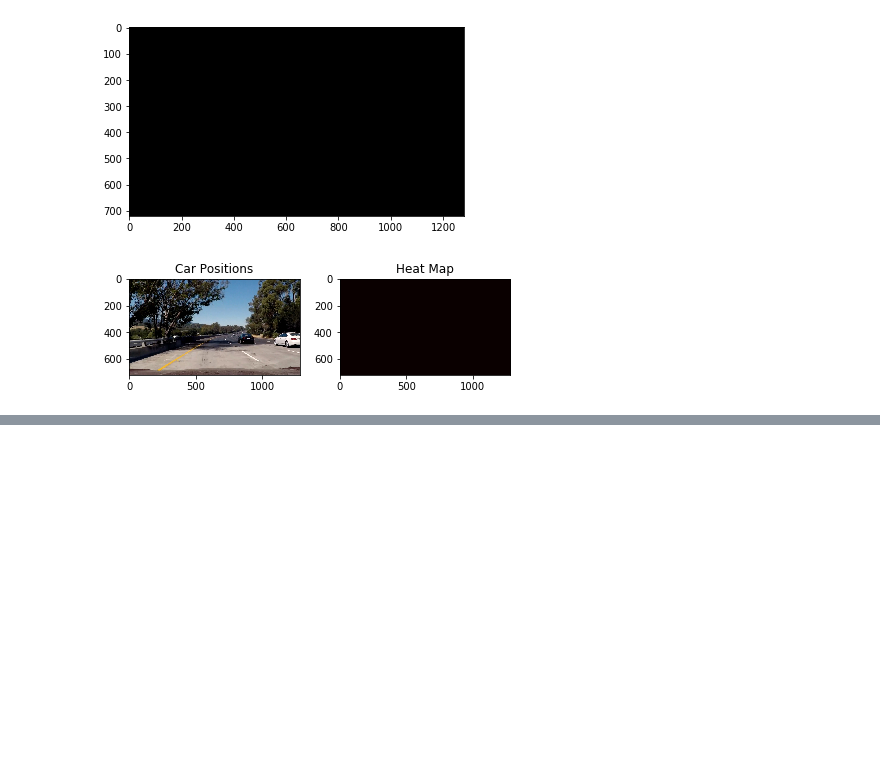
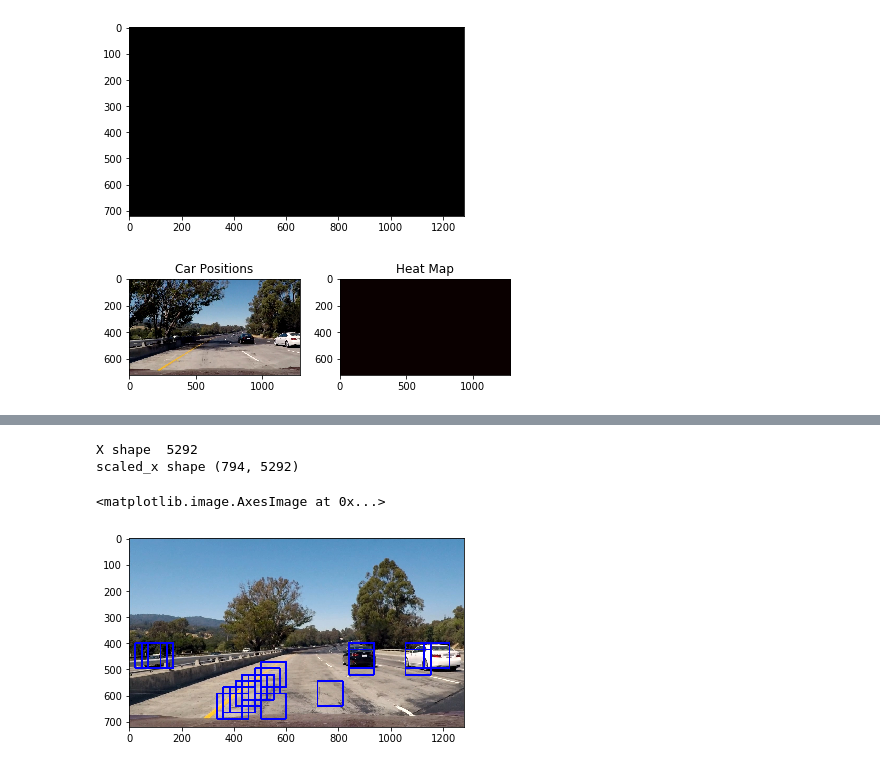
Before and after one commit to juanlvo/CarND-Vehicle-Detection, a Jupyter notebook: detection_cars_on_images.ipynb, the cells around one changed output, grey strips where cells are left out. Saved outputs shown, nothing was run; the diff lists cells and outputs as text; code cells hidden in the pictures; blank space fills up the shorter version.

```diff
--- a/detection_cars_on_images.ipynb
+++ b/detection_cars_on_images.ipynb
@@ -1007,0 +891,64 @@ ValueError: operands could not be broadcast together with shapes (1,5292) (5868,
+# %%
+from lesson_functions import *
+
+### TODO: Tweak these parameters and see how the results change.
+colorspace = 'RGB' # Can be RGB, HSV, LUV, HLS, YUV, YCrCb
+hog_channel = 'ALL' # Can be 0, 1, 2, or "ALL"
+orient = 9
+pix_per_cell = 8
+cell_per_block = 2
+spatial_size = (32, 32)
+hist_bins = 32
+ystart = 400
+ystop = 750
+scale = 1.5
+
+# Reduce the sample size because HOG features are slow to compute
+# The quiz evaluator times out after 13s of CPU time
+sample_size = 400
+cars = cars[0:sample_size]
+notcars = notcars[0:sample_size]
+
+car_features = extract_features(cars, cspace=colorspace, orient=orient,
+                        pix_per_cell=pix_per_cell, cell_per_block=cell_per_block,
+                        hog_channel=hog_channel)
+notcar_features = extract_features(notcars, cspace=colorspace, orient=orient,
+                        pix_per_cell=pix_per_cell, cell_per_block=cell_per_block,
+                        hog_channel=hog_channel)
+
+# Create an array stack of feature vectors
+X = np.vstack((car_features, notcar_features)).astype(np.float64)
+
+# Fit a per-column scaler
+X_scaler = StandardScaler(copy=True, with_mean=True, with_std=True).fit(X)
+
+scaled_X = X_scaler.transform(X)
+
+print('X shape ', X.shape[1])
+
+
+# Define the labels vector
+y = np.hstack((np.ones(len(car_features)), np.zeros(len(notcar_features))))
+
+print('scaled_x shape', scaled_X.shape)
+
+# Split up data into randomized training and test sets
+
+rand_state = np.random.randint(0, 100)
+X_train, X_test, y_train, y_test = train_test_split(
+    scaled_X, y, test_size=0.2, random_state=rand_state)
+
+svc = LinearSVC(C=1.0, class_weight=None, dual=True, fit_intercept=True,
+     intercept_scaling=1, loss='squared_hinge', max_iter=1000,
+     multi_class='ovr', penalty='l2', random_state=None, tol=0.0001,
+     verbose=0)
+
+svc.fit(X_train, y_train)
+
+
+img = mpimg.imread('test_images/test1.jpg')
+
+out_img = find_cars(img, ystart, ystop, scale, svc, X_scaler, orient, pix_per_cell, cell_per_block, spatial_size, hist_bins)
+
+plt.imshow(out_img)
+# %% [output]
@@ -1007,0 +957,4 @@ ValueError: operands could not be broadcast together with shapes (1,5292) (5868,
+X shape  5292
+scaled_x shape (794, 5292)
+<matplotlib.image.AxesImage at 0x...>
+[figure, added]
```
Also changed, not shown: parts of 10 cells of this notebook, 3 other files.
